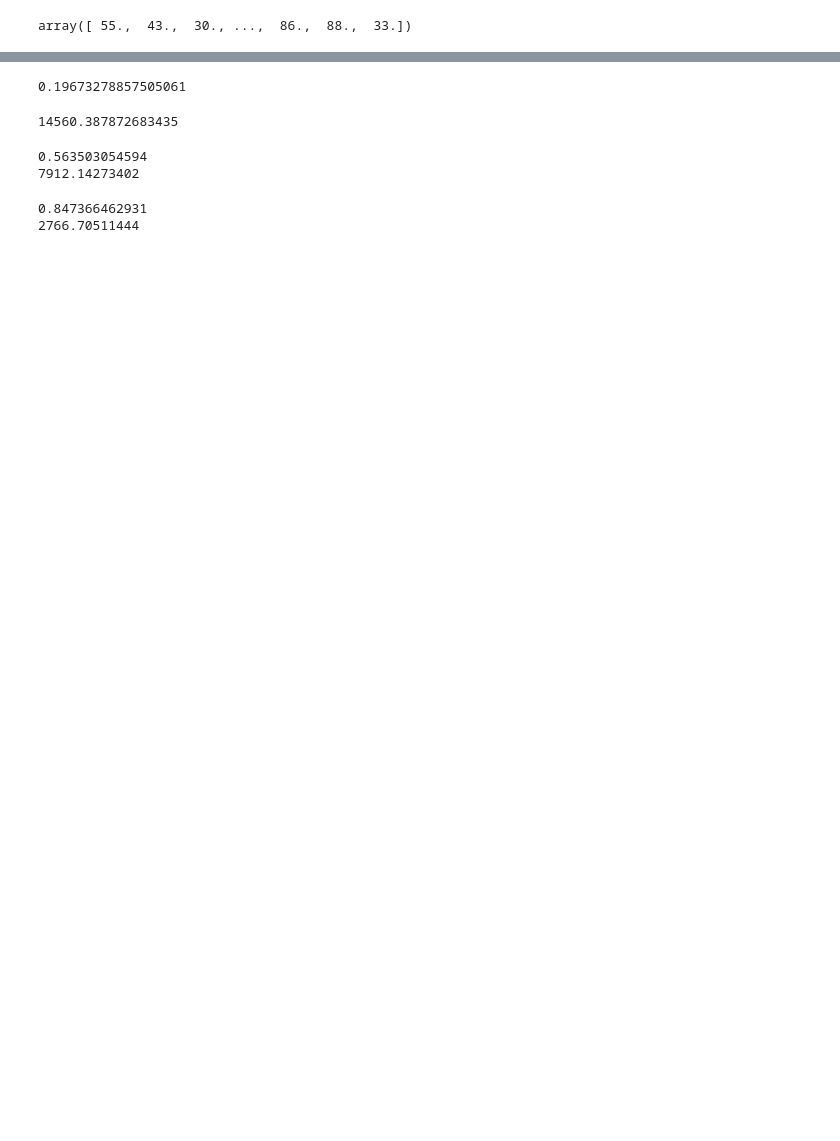
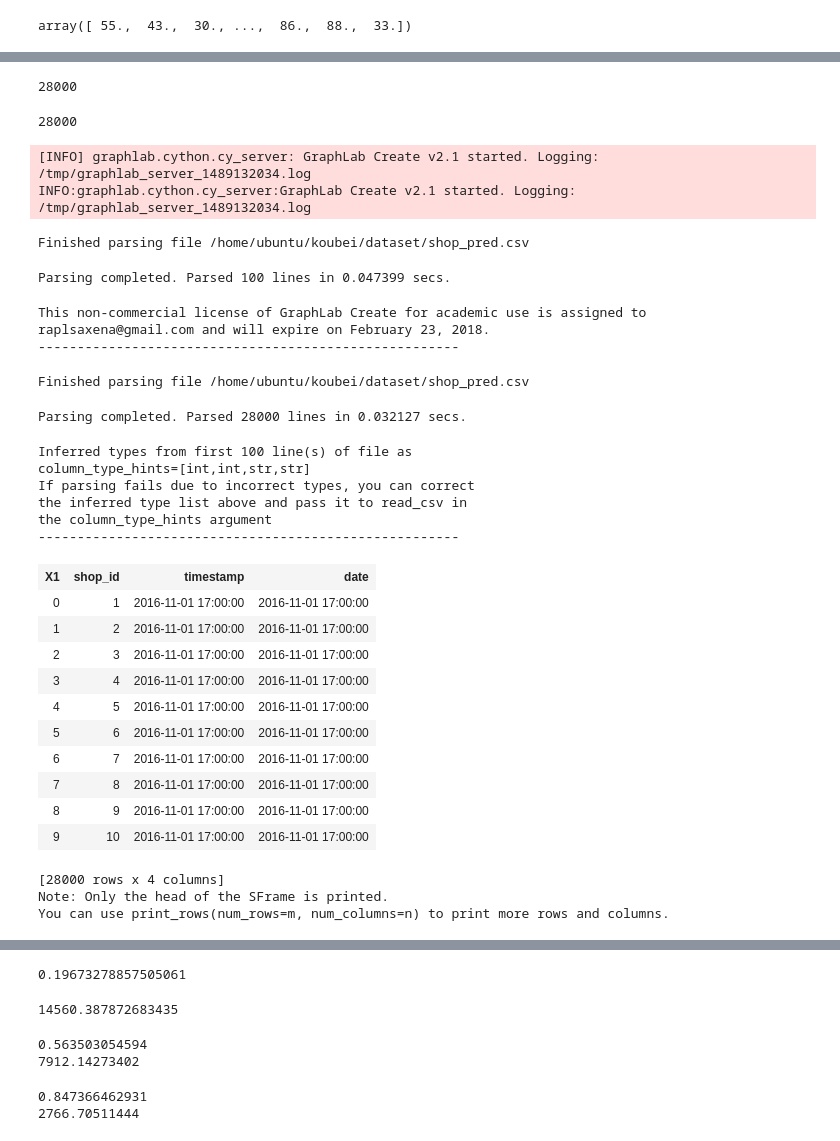
Before and after one commit to rpalsaxena/koubei, a Jupyter notebook: dataset/XGBM.ipynb, the cells around one changed output, grey strips where cells are left out. Cells and saved outputs as stored; diff of their text form; code cells hidden in the pictures; blank space fills up the shorter version.

```diff
--- a/dataset/XGBM.ipynb
+++ b/dataset/XGBM.ipynb
@@ -37,0 +97,10 @@ array([ 55.,  43.,  30., ...,  86.,  88.,  33.])
+# %%
+shop_pred1 = shop_pred1.append(shop_pred12, ignore_index=True)
+len(shop_pred1)
+# %% [output]
+28000
+# %%
+shop_pred = shop_pred1
+len(shop_pred)
+# %% [output]
+28000
@@ -37,0 +172,32 @@ array([ 55.,  43.,  30., ...,  86.,  88.,  33.])
+# %%
+shop_gd = gl.SFrame.read_csv('shop_pred.csv')
+shop_gd
+# %% [output]
+[INFO] graphlab.cython.cy_server: GraphLab Create v2.1 started. Logging: /tmp/graphlab_server_1489132034.log
+INFO:graphlab.cython.cy_server:GraphLab Create v2.1 started. Logging: /tmp/graphlab_server_1489132034.log
+Finished parsing file /home/ubuntu/koubei/dataset/shop_pred.csv
+Parsing completed. Parsed 100 lines in 0.047399 secs.
+This non-commercial license of GraphLab Create for academic use is assigned to raplsaxena@gmail.com and will expire on February 23, 2018.
+------------------------------------------------------
+Finished parsing file /home/ubuntu/koubei/dataset/shop_pred.csv
+Parsing completed. Parsed 28000 lines in 0.032127 secs.
+Inferred types from first 100 line(s) of file as
+column_type_hints=[int,int,str,str]
+If parsing fails due to incorrect types, you can correct
+the inferred type list above and pass it to read_csv in
+the column_type_hints argument
+------------------------------------------------------
+| X1 | shop_id | timestamp | date |
+| 0 | 1 | 2016-11-01 17:00:00 | 2016-11-01 17:00:00 |
+| 1 | 2 | 2016-11-01 17:00:00 | 2016-11-01 17:00:00 |
+| 2 | 3 | 2016-11-01 17:00:00 | 2016-11-01 17:00:00 |
+| 3 | 4 | 2016-11-01 17:00:00 | 2016-11-01 17:00:00 |
+| 4 | 5 | 2016-11-01 17:00:00 | 2016-11-01 17:00:00 |
+| 5 | 6 | 2016-11-01 17:00:00 | 2016-11-01 17:00:00 |
+| 6 | 7 | 2016-11-01 17:00:00 | 2016-11-01 17:00:00 |
+| 7 | 8 | 2016-11-01 17:00:00 | 2016-11-01 17:00:00 |
+| 8 | 9 | 2016-11-01 17:00:00 | 2016-11-01 17:00:00 |
+| 9 | 10 | 2016-11-01 17:00:00 | 2016-11-01 17:00:00 |
+[28000 rows x 4 columns]
+Note: Only the head of the SFrame is printed.
+You can use print_rows(num_rows=m, num_columns=n) to print more rows and columns.
```
Also changed, not shown: parts of 41 cells of this notebook, 2 other files.
